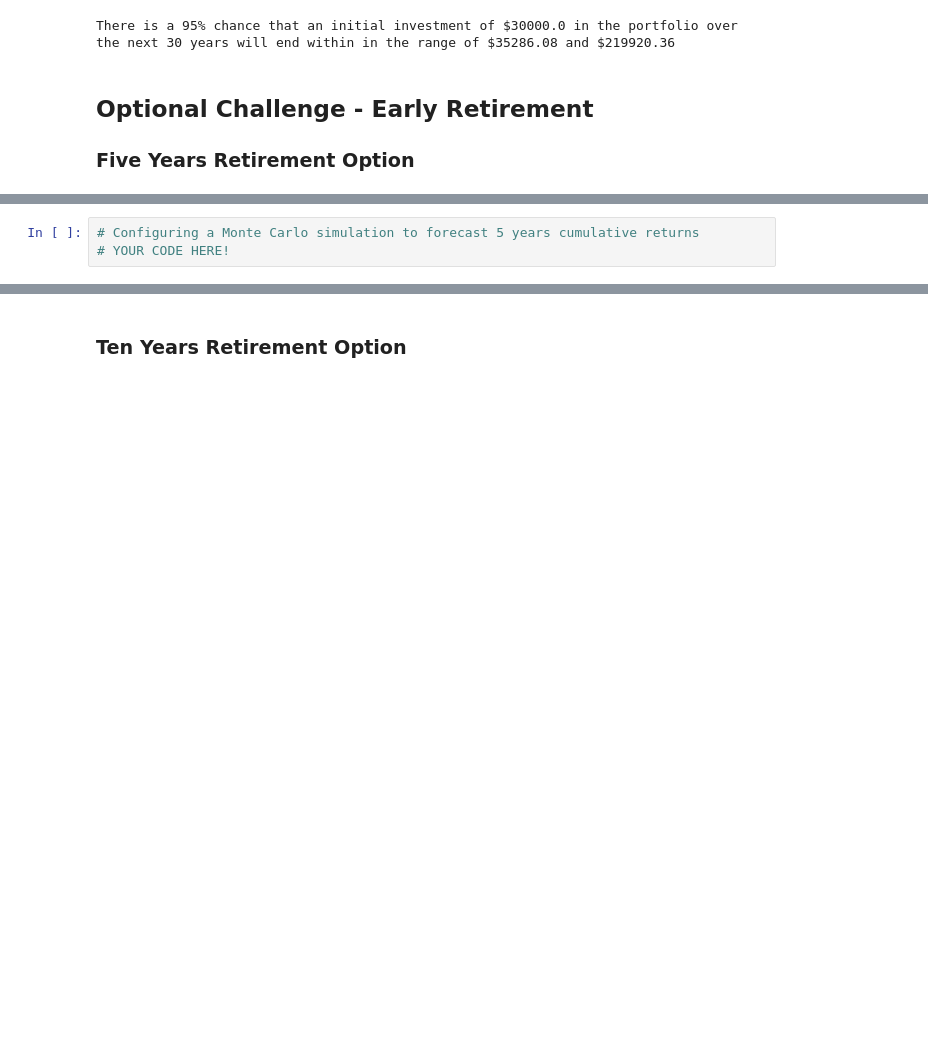
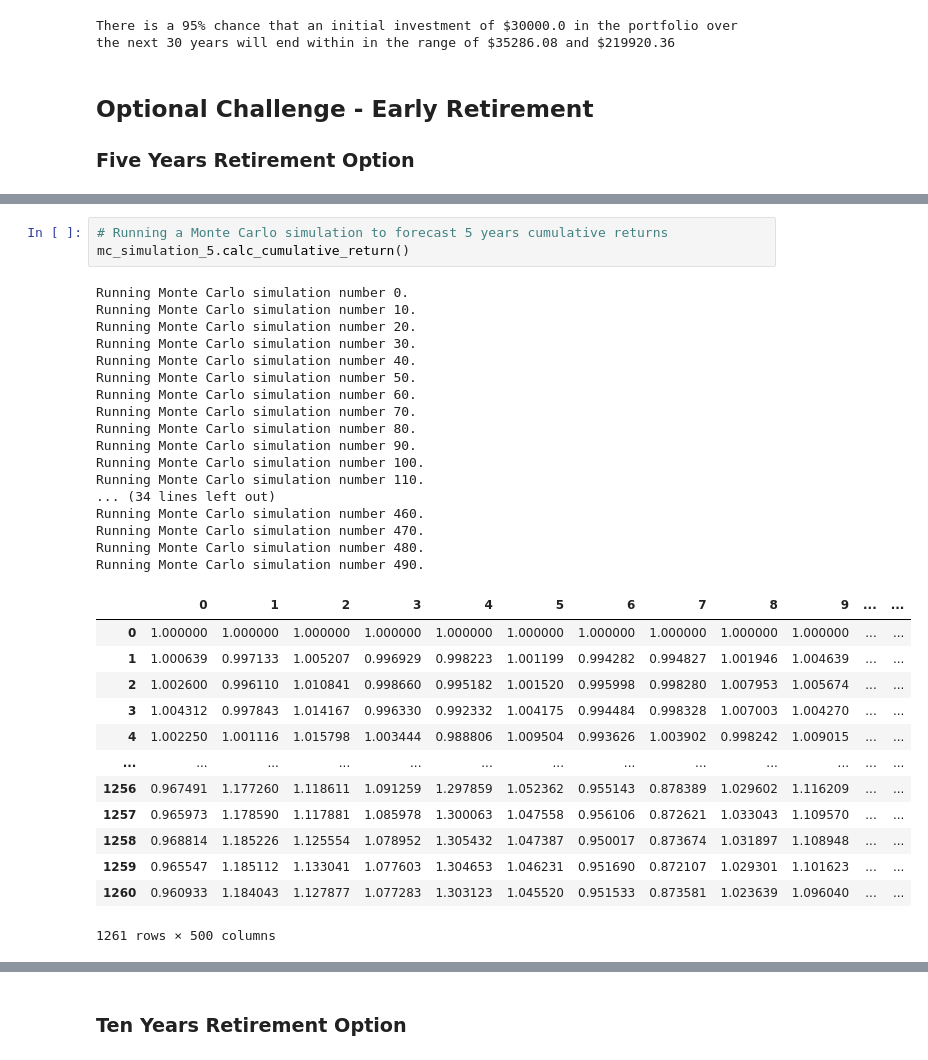
Before and after one commit to nothaywar/Module5Challenge, a Jupyter notebook: financial-planner.ipynb, the cells around one changed output, grey strips where cells are left out. Cells and saved outputs as stored; diff of their text form; blank space fills up the shorter version.

```diff
--- a/financial-planner.ipynb
+++ b/financial-planner.ipynb
@@ -328,3 +332,34 @@ There is a 95% chance that an initial investment of $30000.0 in the portfolio ov
 # %%
-# Configuring a Monte Carlo simulation to forecast 5 years cumulative returns
-# YOUR CODE HERE!
+# Running a Monte Carlo simulation to forecast 5 years cumulative returns
+mc_simulation_5.calc_cumulative_return()
+# %% [output]
+Running Monte Carlo simulation number 0.
+Running Monte Carlo simulation number 10.
+Running Monte Carlo simulation number 20.
+Running Monte Carlo simulation number 30.
+Running Monte Carlo simulation number 40.
+Running Monte Carlo simulation number 50.
+Running Monte Carlo simulation number 60.
+Running Monte Carlo simulation number 70.
+Running Monte Carlo simulation number 80.
+Running Monte Carlo simulation number 90.
+Running Monte Carlo simulation number 100.
+Running Monte Carlo simulation number 110.
+... (34 lines left out)
+Running Monte Carlo simulation number 460.
+Running Monte Carlo simulation number 470.
+Running Monte Carlo simulation number 480.
+Running Monte Carlo simulation number 490.
+|  | 0 | 1 | 2 | 3 | 4 | 5 | 6 | 7 | 8 | 9 | ... | ... |
+| 0 | 1.000000 | 1.000000 | 1.000000 | 1.000000 | 1.000000 | 1.000000 | 1.000000 | 1.000000 | 1.000000 | 1.000000 | ... | ... |
+| 1 | 1.000639 | 0.997133 | 1.005207 | 0.996929 | 0.998223 | 1.001199 | 0.994282 | 0.994827 | 1.001946 | 1.004639 | ... | ... |
+| 2 | 1.002600 | 0.996110 | 1.010841 | 0.998660 | 0.995182 | 1.001520 | 0.995998 | 0.998280 | 1.007953 | 1.005674 | ... | ... |
+| 3 | 1.004312 | 0.997843 | 1.014167 | 0.996330 | 0.992332 | 1.004175 | 0.994484 | 0.998328 | 1.007003 | 1.004270 | ... | ... |
+| 4 | 1.002250 | 1.001116 | 1.015798 | 1.003444 | 0.988806 | 1.009504 | 0.993626 | 1.003902 | 0.998242 | 1.009015 | ... | ... |
+| ... | ... | ... | ... | ... | ... | ... | ... | ... | ... | ... | ... | ... |
+| 1256 | 0.967491 | 1.177260 | 1.118611 | 1.091259 | 1.297859 | 1.052362 | 0.955143 | 0.878389 | 1.029602 | 1.116209 | ... | ... |
+| 1257 | 0.965973 | 1.178590 | 1.117881 | 1.085978 | 1.300063 | 1.047558 | 0.956106 | 0.872621 | 1.033043 | 1.109570 | ... | ... |
+| 1258 | 0.968814 | 1.185226 | 1.125554 | 1.078952 | 1.305432 | 1.047387 | 0.950017 | 0.873674 | 1.031897 | 1.108948 | ... | ... |
+| 1259 | 0.965547 | 1.185112 | 1.133041 | 1.077603 | 1.304653 | 1.046231 | 0.951690 | 0.872107 | 1.029301 | 1.101623 | ... | ... |
+| 1260 | 0.960933 | 1.184043 | 1.127877 | 1.077283 | 1.303123 | 1.045520 | 0.951533 | 0.873581 | 1.023639 | 1.096040 | ... | ... |
+1261 rows × 500 columns
```
Also changed, not shown: parts of 15 cells of this notebook.
